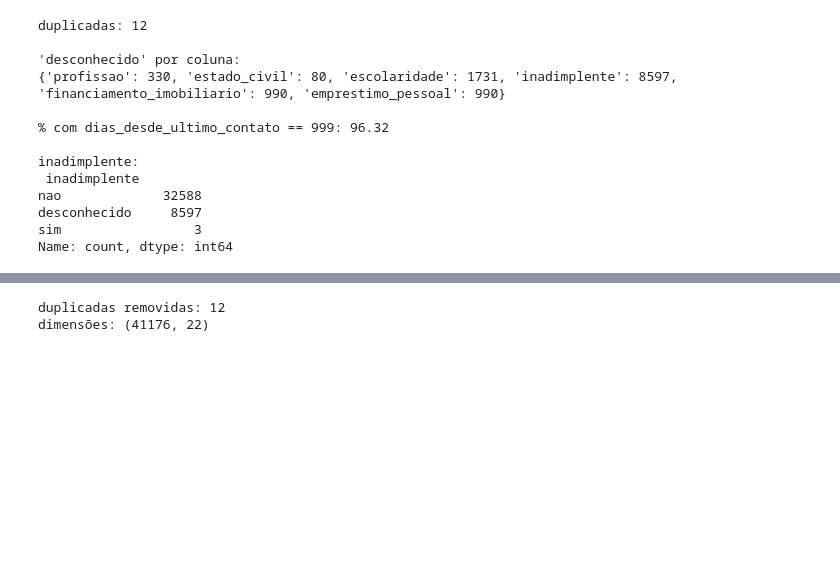
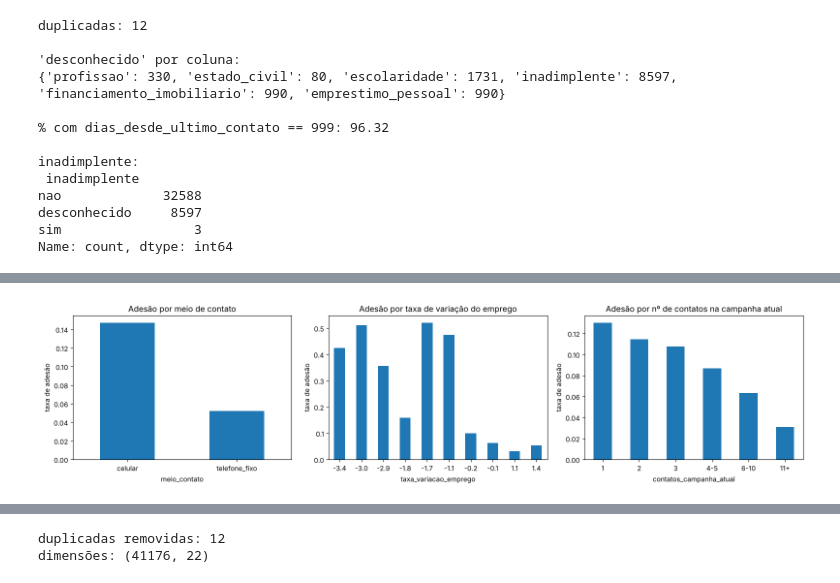
Before and after one commit to JVYazbek/Atividade-em-grupo-ML-1, a Jupyter notebook: Atividade_em_grupo_1.ipynb, the cells around one changed output, grey strips where cells are left out. Cells and saved outputs as stored; diff of their text form; code cells hidden in the pictures; blank space fills up the shorter version.

```diff
--- a/Atividade_em_grupo_1.ipynb
+++ b/Atividade_em_grupo_1.ipynb
@@ -127,0 +161,15 @@ plt.tight_layout(); plt.show()
+# %%
+fig, eixos = plt.subplots(1, 3, figsize=(16, 4))
+tmp.groupby("meio_contato")["y"].mean().plot(kind="bar", ax=eixos[0], rot=0)
+eixos[0].set_title("Adesão por meio de contato")
+tmp.groupby("taxa_variacao_emprego")["y"].mean().plot(kind="bar", ax=eixos[1], rot=0)
+eixos[1].set_title("Adesão por taxa de variação do emprego")
+faixas = pd.cut(tmp["contatos_campanha_atual"], [0, 1, 2, 3, 5, 10, 60],
+                labels=["1", "2", "3", "4-5", "6-10", "11+"])
+tmp.groupby(faixas, observed=True)["y"].mean().plot(kind="bar", ax=eixos[2], rot=0)
+eixos[2].set_title("Adesão por nº de contatos na campanha atual")
+for ax in eixos:
+    ax.set_ylabel("taxa de adesão")
+plt.tight_layout(); plt.show()
+# %% [output]
+[figure, added]
```
Also changed, not shown: parts of 49 cells of this notebook, 2 other files.
